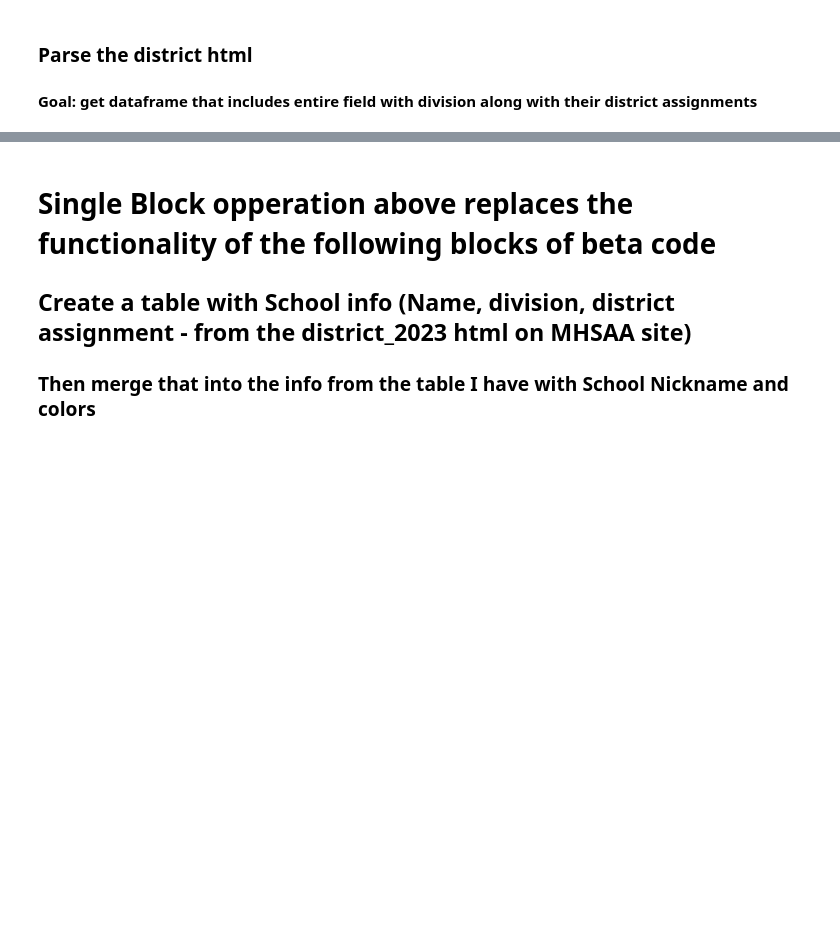
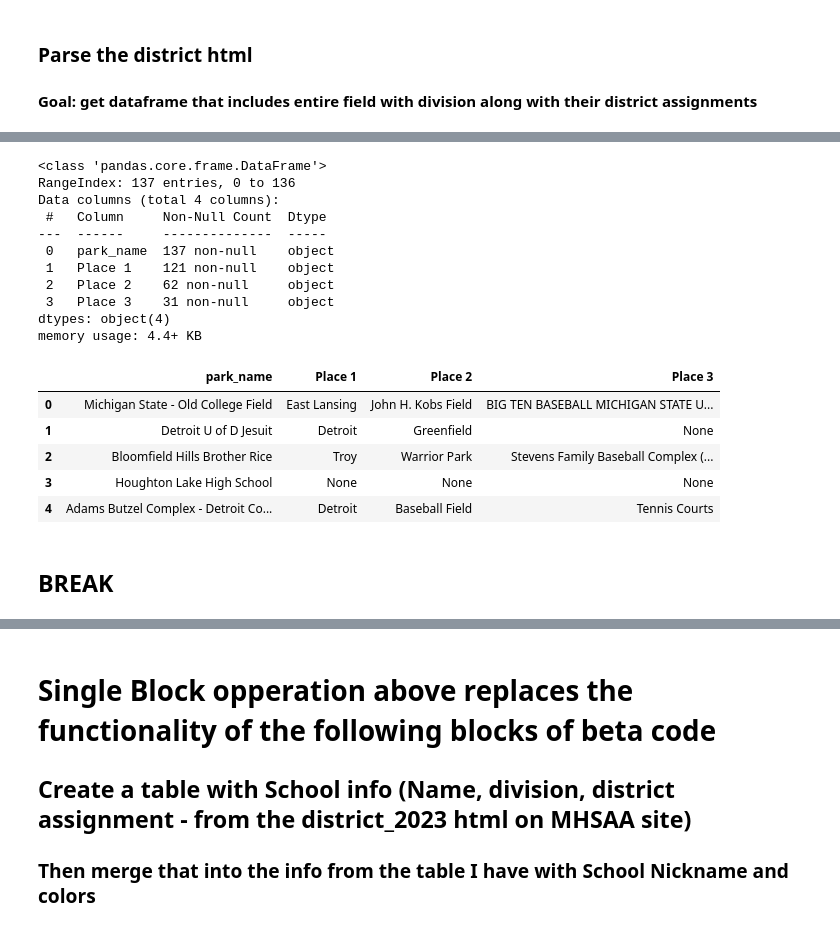
Before and after one commit to JSmith1826/BB_parks, a Jupyter notebook: quick_workbook.ipynb, the cells around one changed output, grey strips where cells are left out. Cells and saved outputs as stored; diff of their text form; code cells hidden in the pictures; blank space fills up the shorter version.

```diff
--- a/quick_workbook.ipynb
+++ b/quick_workbook.ipynb
@@ -4,0 +125,21 @@
+# %%
+place_test_df.info()
+place_test_df.head()
+# %% [output]
+<class 'pandas.core.frame.DataFrame'>
+RangeIndex: 137 entries, 0 to 136
+Data columns (total 4 columns):
+ #   Column     Non-Null Count  Dtype
+---  ------     --------------  -----
+ 0   park_name  137 non-null    object
+ 1   Place 1    121 non-null    object
+ 2   Place 2    62 non-null     object
+ 3   Place 3    31 non-null     object
+dtypes: object(4)
+memory usage: 4.4+ KB
+|  | park_name | Place 1 | Place 2 | Place 3 |
+| 0 | Michigan State - Old College Field | East Lansing | John H. Kobs Field | BIG TEN BASEBALL MICHIGAN STATE U... |
+| 1 | Detroit U of D Jesuit | Detroit | Greenfield | None |
+| 2 | Bloomfield Hills Brother Rice | Troy | Warrior Park | Stevens Family Baseball Complex (... |
+| 3 | Houghton Lake High School | None | None | None |
+| 4 | Adams Butzel Complex - Detroit Co... | Detroit | Baseball Field | Tennis Courts |
@@ -4,0 +220,2 @@
+# %% [markdown]
+## BREAK
```
Also changed, not shown: parts of 22 cells of this notebook, 26 other files.
